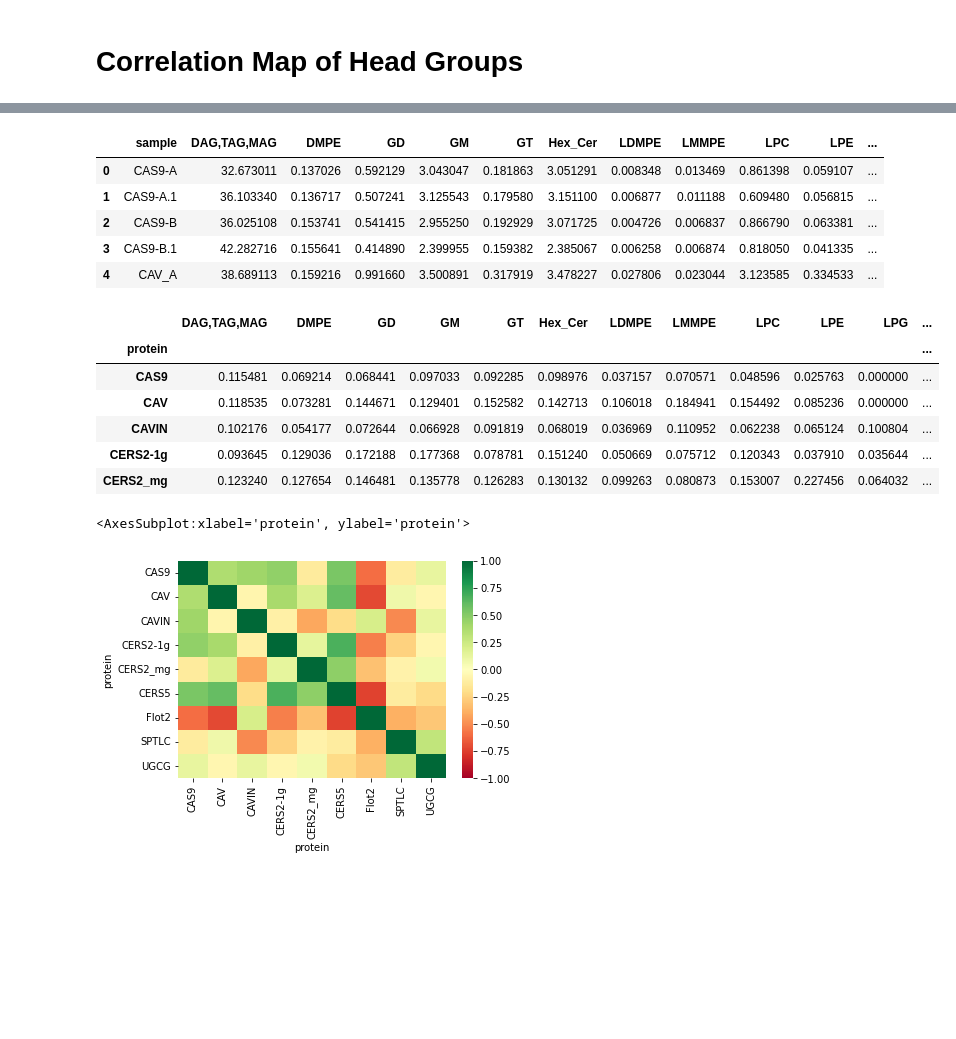
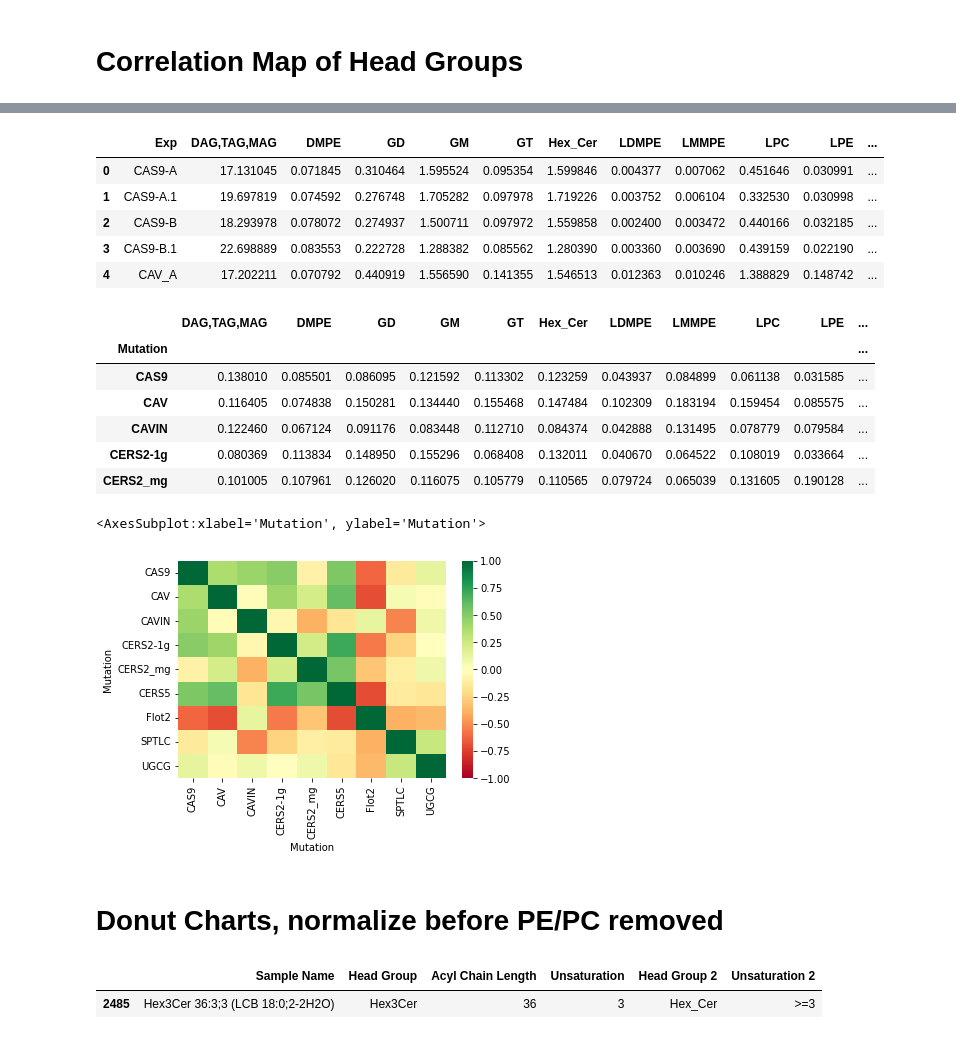
Before and after one commit to hn1902/lipids-proj-new, a Jupyter notebook: head_group_percentages.ipynb, the cells around one changed output, grey strips where cells are left out. Saved outputs shown, nothing was run; the diff lists cells and outputs as text; code cells hidden in the pictures; blank space fills up the shorter version.

```diff
--- a/head_group_percentages.ipynb
+++ b/head_group_percentages.ipynb
@@ -25,5 +25,5 @@ df_meta.sample(3)
 # %%
 # import experiment metedata
-df_exps = pd.read_csv('dataframes/pos_exps_df_meta.csv')
+df_exps = pd.read_csv('dataframes/pos_df_exps.csv')
 df_exps.head()
 # %% [output]
@@ -312,6 +312,6 @@ h.head()
 5 rows × 42 columns
 # %%
 # join to df_exps to get protein/mutations
-h = h.T.rename_axis('sample').merge(df_exps, on='sample')
+h = h.T.rename_axis('Exp').merge(df_exps, on='Exp')
 h.head()
 # %% [output]
@@ -451,43 +451,45 @@ plt.show()
 # %%
 h.head()
 # %% [output]
-|  | sample | DAG,TAG,MAG | DMPE | GD | GM | GT | Hex_Cer | LDMPE | LMMPE | LPC | LPE | ... |
-| 0 | CAS9-A | 32.673011 | 0.137026 | 0.592129 | 3.043047 | 0.181863 | 3.051291 | 0.008348 | 0.013469 | 0.861398 | 0.059107 | ... |
-| 1 | CAS9-A.1 | 36.103340 | 0.136717 | 0.507241 | 3.125543 | 0.179580 | 3.151100 | 0.006877 | 0.011188 | 0.609480 | 0.056815 | ... |
-| 2 | CAS9-B | 36.025108 | 0.153741 | 0.541415 | 2.955250 | 0.192929 | 3.071725 | 0.004726 | 0.006837 | 0.866790 | 0.063381 | ... |
-| 3 | CAS9-B.1 | 42.282716 | 0.155641 | 0.414890 | 2.399955 | 0.159382 | 2.385067 | 0.006258 | 0.006874 | 0.818050 | 0.041335 | ... |
-| 4 | CAV_A | 38.689113 | 0.159216 | 0.991660 | 3.500891 | 0.317919 | 3.478227 | 0.027806 | 0.023044 | 3.123585 | 0.334533 | ... |
+|  | Exp | DAG,TAG,MAG | DMPE | GD | GM | GT | Hex_Cer | LDMPE | LMMPE | LPC | LPE | ... |
+| 0 | CAS9-A | 17.131045 | 0.071845 | 0.310464 | 1.595524 | 0.095354 | 1.599846 | 0.004377 | 0.007062 | 0.451646 | 0.030991 | ... |
+| 1 | CAS9-A.1 | 19.697819 | 0.074592 | 0.276748 | 1.705282 | 0.097978 | 1.719226 | 0.003752 | 0.006104 | 0.332530 | 0.030998 | ... |
+| 2 | CAS9-B | 18.293978 | 0.078072 | 0.274937 | 1.500711 | 0.097972 | 1.559858 | 0.002400 | 0.003472 | 0.440166 | 0.032185 | ... |
+| 3 | CAS9-B.1 | 22.698889 | 0.083553 | 0.222728 | 1.288382 | 0.085562 | 1.280390 | 0.003360 | 0.003690 | 0.439159 | 0.022190 | ... |
+| 4 | CAV_A | 17.202211 | 0.070792 | 0.440919 | 1.556590 | 0.141355 | 1.546513 | 0.012363 | 0.010246 | 1.388829 | 0.148742 | ... |
 # %%
 # remove sample column
 h_corr2 = h.iloc[:,1:]
 
 # drop RAJU
-h_corr2 = h_corr2[h_corr2['protein'] != 'RAJU']
+h_corr2 = h_corr2[h_corr2['Mutation'] != 'RAJU']
 # drop WT
-h_corr2 = h_corr2[h_corr2['protein'] != 'WT']
+h_corr2 = h_corr2[h_corr2['Mutation'] != 'WT']
 
-h_corr2 = h_corr2.groupby('protein').mean()
+h_corr2 = h_corr2.groupby('Mutation').mean()
 h_corr2 = h_corr2.div(h_corr2.sum(axis=1), axis=0)
 h_corr2 = h_corr2/h_corr2.sum()
 
 h_corr2.head()
 
 
 
 # # set protein column as index
 # h_corr2 = h_corr.set_index('protein')
 
 # h_corr2.head()
 # %% [output]
-|  | DAG,TAG,MAG | DMPE | GD | GM | GT | Hex_Cer | LDMPE | LMMPE | LPC | LPE | LPG | ... |
-| protein |  |  |  |  |  |  |  |  |  |  |  | ... |
-| CAS9 | 0.115481 | 0.069214 | 0.068441 | 0.097033 | 0.092285 | 0.098976 | 0.037157 | 0.070571 | 0.048596 | 0.025763 | 0.000000 | ... |
-| CAV | 0.118535 | 0.073281 | 0.144671 | 0.129401 | 0.152582 | 0.142713 | 0.106018 | 0.184941 | 0.154492 | 0.085236 | 0.000000 | ... |
-| CAVIN | 0.102176 | 0.054177 | 0.072644 | 0.066928 | 0.091819 | 0.068019 | 0.036969 | 0.110952 | 0.062238 | 0.065124 | 0.100804 | ... |
-| CERS2-1g | 0.093645 | 0.129036 | 0.172188 | 0.177368 | 0.078781 | 0.151240 | 0.050669 | 0.075712 | 0.120343 | 0.037910 | 0.035644 | ... |
-| CERS2_mg | 0.123240 | 0.127654 | 0.146481 | 0.135778 | 0.126283 | 0.130132 | 0.099263 | 0.080873 | 0.153007 | 0.227456 | 0.064032 | ... |
+|  | DAG,TAG,MAG | DMPE | GD | GM | GT | Hex_Cer | LDMPE | LMMPE | LPC | LPE | ... |
+| Mutation |  |  |  |  |  |  |  |  |  |  | ... |
+| CAS9 | 0.138010 | 0.085501 | 0.086095 | 0.121592 | 0.113302 | 0.123259 | 0.043937 | 0.084899 | 0.061138 | 0.031585 | ... |
+| CAV | 0.116405 | 0.074838 | 0.150281 | 0.134440 | 0.155468 | 0.147484 | 0.102309 | 0.183194 | 0.159454 | 0.085575 | ... |
+| CAVIN | 0.122460 | 0.067124 | 0.091176 | 0.083448 | 0.112710 | 0.084374 | 0.042888 | 0.131495 | 0.078779 | 0.079584 | ... |
+| CERS2-1g | 0.080369 | 0.113834 | 0.148950 | 0.155296 | 0.068408 | 0.132011 | 0.040670 | 0.064522 | 0.108019 | 0.033664 | ... |
+| CERS2_mg | 0.101005 | 0.107961 | 0.126020 | 0.116075 | 0.105779 | 0.110565 | 0.079724 | 0.065039 | 0.131605 | 0.190128 | ... |
 # %%
 sns.heatmap(h_corr2.T.corr(), vmin=-1, vmax=1, cmap='RdYlGn')
 # %% [output]
-<AxesSubplot:xlabel='protein', ylabel='protein'>
+<AxesSubplot:xlabel='Mutation', ylabel='Mutation'>
-[figure, old version]
+[figure, new version]
+# %% [markdown]
+# Donut Charts, normalize before PE/PC removed
@@ -493,0 +500,6 @@ sns.heatmap(h_corr2.T.corr(), vmin=-1, vmax=1, cmap='RdYlGn')
+# %%
+df_meta2 = pd.read_csv('dataframes/pos_lipids_df_meta2.csv')
+df_meta2.sample(1)
+# %% [output]
+|  | Sample Name | Head Group | Acyl Chain Length | Unsaturation | Head Group 2 | Unsaturation 2 |
+| 2485 | Hex3Cer 36:3;3 (LCB 18:0;2-2H2O) | Hex3Cer | 36 | 3 | Hex_Cer | >=3 |
```
Also changed, not shown: parts of 36 cells of this notebook, 19 other files.
